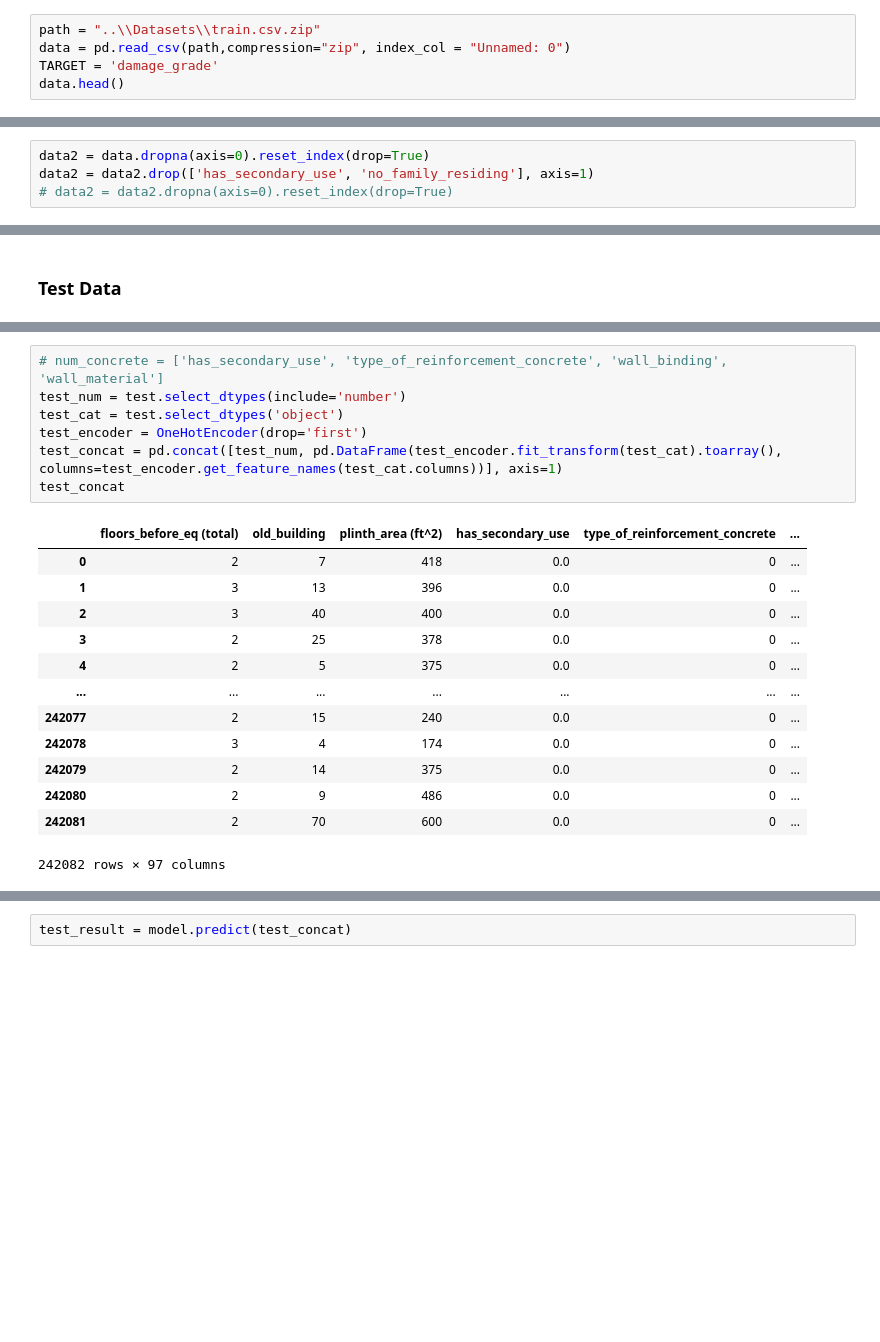
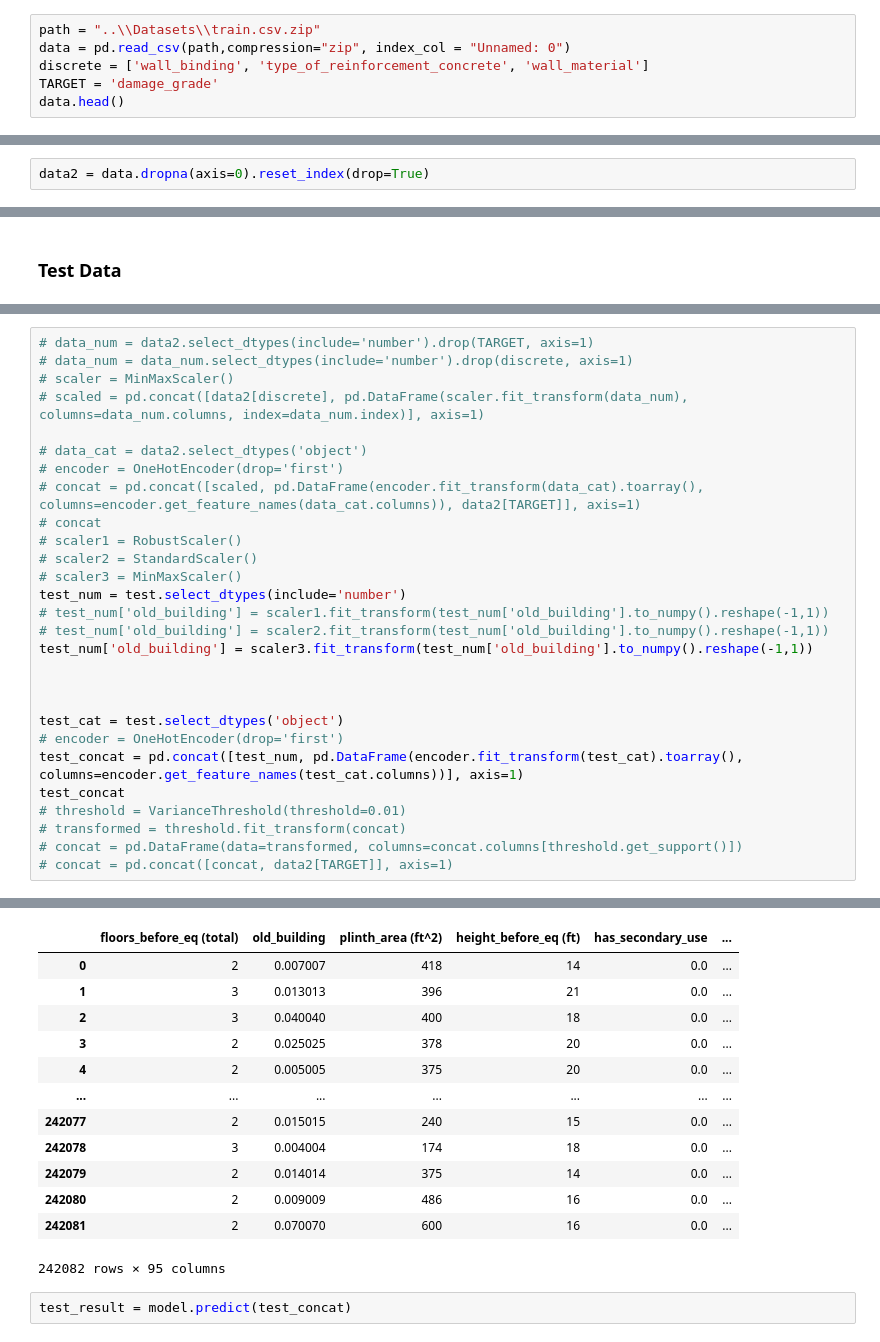
Before and after one commit to damahindra/Earthquake-Damage-Grade-Analysis-and-Prediction, a Jupyter notebook: Workspace-Rangga/ws-rang.ipynb, the cells around one changed output, grey strips where cells are left out. Cells and saved outputs as stored; diff of their text form; blank space fills up the shorter version.

```diff
--- a/Workspace-Rangga/ws-rang.ipynb
+++ b/Workspace-Rangga/ws-rang.ipynb
@@ -65,6 +77,7 @@ def transform_use(x) :
 # %%
 path = "..\\Datasets\\train.csv.zip"
 data = pd.read_csv(path,compression="zip", index_col = "Unnamed: 0")
+discrete = ['wall_binding', 'type_of_reinforcement_concrete', 'wall_material']
 TARGET = 'damage_grade'
 data.head()
 # %% [output]
@@ -165,8 +178,6 @@ sns.pairplot(pairs)
 ### Preprocessing
 # %%
 data2 = data.dropna(axis=0).reset_index(drop=True)
-data2 = data2.drop(['has_secondary_use', 'no_family_residing'], axis=1)
-# data2 = data2.dropna(axis=0).reset_index(drop=True)
 # %%
 data2.shape
 # %% [output]
@@ -295,21 +408,29 @@ test['type_of_ground_floor'] = test['type_of_ground_floor'].str.lower()
-# %%
-# num_concrete = ['has_secondary_use', 'type_of_reinforcement_concrete', 'wall_binding', 'wall_material']
-test_num = test.select_dtypes(include='number')
-test_cat = test.select_dtypes('object')
-test_encoder = OneHotEncoder(drop='first')
-test_concat = pd.concat([test_num, pd.DataFrame(test_encoder.fit_transform(test_cat).toarray(), columns=test_encoder.get_feature_names(test_cat.columns))], axis=1)
-test_concat
-# %% [output]
-|  | floors_before_eq (total) | old_building | plinth_area (ft^2) | has_secondary_use | type_of_reinforcement_concrete | ... |
-| 0 | 2 | 7 | 418 | 0.0 | 0 | ... |
-| 1 | 3 | 13 | 396 | 0.0 | 0 | ... |
-| 2 | 3 | 40 | 400 | 0.0 | 0 | ... |
-| 3 | 2 | 25 | 378 | 0.0 | 0 | ... |
-| 4 | 2 | 5 | 375 | 0.0 | 0 | ... |
-| ... | ... | ... | ... | ... | ... | ... |
-| 242077 | 2 | 15 | 240 | 0.0 | 0 | ... |
-| 242078 | 3 | 4 | 174 | 0.0 | 0 | ... |
-| 242079 | 2 | 14 | 375 | 0.0 | 0 | ... |
-| 242080 | 2 | 9 | 486 | 0.0 | 0 | ... |
-| 242081 | 2 | 70 | 600 | 0.0 | 0 | ... |
-242082 rows × 97 columns
+# %%
+# data_num = data2.select_dtypes(include='number').drop(TARGET, axis=1)
+# data_num = data_num.select_dtypes(include='number').drop(discrete, axis=1)
+# scaler = MinMaxScaler()
+# scaled = pd.concat([data2[discrete], pd.DataFrame(scaler.fit_transform(data_num), columns=data_num.columns, index=data_num.index)], axis=1)
+
+# data_cat = data2.select_dtypes('object')
+# encoder = OneHotEncoder(drop='first')
+# concat = pd.concat([scaled, pd.DataFrame(encoder.fit_transform(data_cat).toarray(), columns=encoder.get_feature_names(data_cat.columns)), data2[TARGET]], axis=1)
+# concat
+# scaler1 = RobustScaler()
+# scaler2 = StandardScaler()
+# scaler3 = MinMaxScaler()
+test_num = test.select_dtypes(include='number')
+# test_num['old_building'] = scaler1.fit_transform(test_num['old_building'].to_numpy().reshape(-1,1))
+# test_num['old_building'] = scaler2.fit_transform(test_num['old_building'].to_numpy().reshape(-1,1))
+test_num['old_building'] = scaler3.fit_transform(test_num['old_building'].to_numpy().reshape(-1,1))
+
+
+
+test_cat = test.select_dtypes('object')
+# encoder = OneHotEncoder(drop='first')
+test_concat = pd.concat([test_num, pd.DataFrame(encoder.fit_transform(test_cat).toarray(), columns=encoder.get_feature_names(test_cat.columns))], axis=1)
+test_concat
+# threshold = VarianceThreshold(threshold=0.01)
+# transformed = threshold.fit_transform(concat)
+# concat = pd.DataFrame(data=transformed, columns=concat.columns[threshold.get_support()])
+# concat = pd.concat([concat, data2[TARGET]], axis=1)
+# %% [output]
@@ -316,3 +442,16 @@ test_concat
+|  | floors_before_eq (total) | old_building | plinth_area (ft^2) | height_before_eq (ft) | has_secondary_use | ... |
+| 0 | 2 | 0.007007 | 418 | 14 | 0.0 | ... |
+| 1 | 3 | 0.013013 | 396 | 21 | 0.0 | ... |
+| 2 | 3 | 0.040040 | 400 | 18 | 0.0 | ... |
+| 3 | 2 | 0.025025 | 378 | 20 | 0.0 | ... |
+| 4 | 2 | 0.005005 | 375 | 20 | 0.0 | ... |
+| ... | ... | ... | ... | ... | ... | ... |
+| 242077 | 2 | 0.015015 | 240 | 15 | 0.0 | ... |
+| 242078 | 3 | 0.004004 | 174 | 18 | 0.0 | ... |
+| 242079 | 2 | 0.014014 | 375 | 14 | 0.0 | ... |
+| 242080 | 2 | 0.009009 | 486 | 16 | 0.0 | ... |
+| 242081 | 2 | 0.070070 | 600 | 16 | 0.0 | ... |
+242082 rows × 95 columns
 # %%
 test_result = model.predict(test_concat)
 # %%
```
Also changed, not shown: parts of 24 cells of this notebook, 14 other files.
